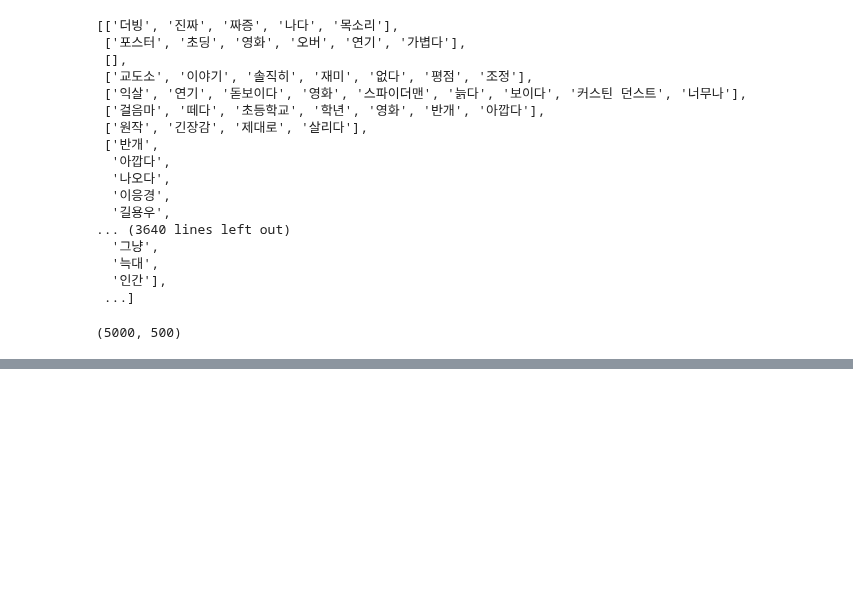
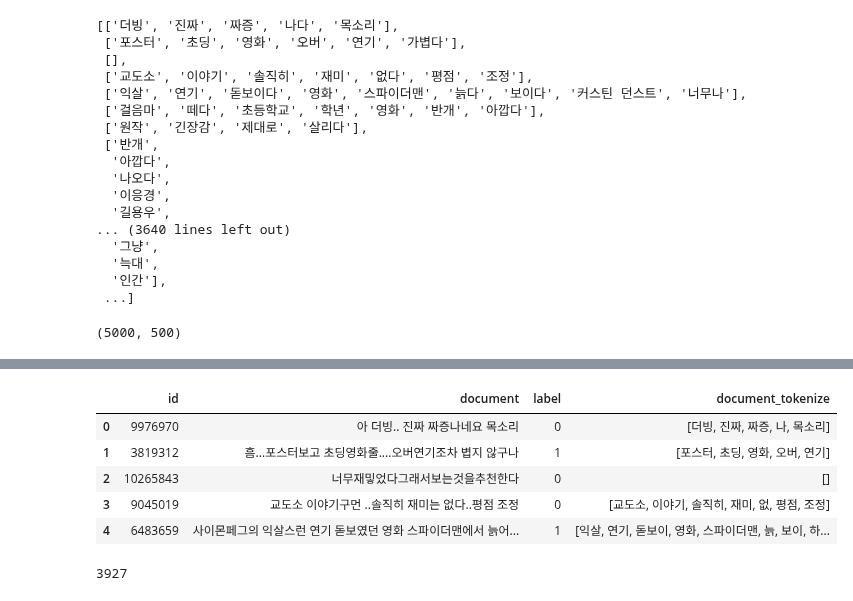
Before and after one commit to JungHyun7/multicam, a Jupyter notebook: 20251104/01_exam.ipynb, the cells around one changed output, grey strips where cells are left out. Saved outputs shown, nothing was run; the diff lists cells and outputs as text; code cells hidden in the pictures; blank space fills up the shorter version.

```diff
--- a/20251104/01_exam.ipynb
+++ b/20251104/01_exam.ipynb
@@ -177,0 +262,24 @@ weighted avg       0.75      0.74      0.74      1000
+# %%
+# 토큰화 함수를 생성
+# 특정 품사들만 선택
+allow_pos = ['NNP', 'NNG', 'VV', 'VA', 'MAG', 'XR']
+# 불용어
+stop_word = ['하다', '되다', '이다', '것', '수','거']
+
+# Komoram 객채를 생성
+komoran  = Komoran()
+
+def tokenize_komoran(text):
+    tokens = []
+    for word, pos in komoran.pos(text):
+        # wrod : 단어
+        # pos : 품사
+        if pos in allow_pos and word not in  stop_word:
+            tokens.append(word)
+    return tokens
+# %%
+df = df.head(5000)
+# %%
+# tokens화 된 리스트를 데이터프레임에 새로운 컬럼에 추가
+tokenize_sentence = [tokenize_komoran(val) for val in df['document'].values]
+tokenize_sentence
@@ -177,0 +304,11 @@ weighted avg       0.75      0.74      0.74      1000
+# %%
+df['document_tokenize'] = tokenize_sentence
+# %%
+df.head()
+# %% [output]
+|  | id | document | label | document_tokenize |
+| 0 | 9976970 | 아 더빙.. 진짜 짜증나네요 목소리 | 0 | [더빙, 진짜, 짜증, 나, 목소리] |
+| 1 | 3819312 | 흠...포스터보고 초딩영화줄....오버연기조차 볍지 않구나 | 1 | [포스터, 초딩, 영화, 오버, 연기] |
+| 2 | 10265843 | 너무재밓었다그래서보는것을추천한다 | 0 | [] |
+| 3 | 9045019 | 교도소 이야기구먼 ..솔직히 재미는 없다..평점 조정 | 0 | [교도소, 이야기, 솔직히, 재미, 없, 평점, 조정] |
+| 4 | 6483659 | 사이몬페그의 익살스런 연기 돋보였던 영화 스파이더맨에서 늙어... | 1 | [익살, 연기, 돋보이, 영화, 스파이더맨, 늙, 보이, 하... |
@@ -177,0 +337,4 @@ weighted avg       0.75      0.74      0.74      1000
+# %%
+len(tagged_train)
+# %% [output]
+3927
```
Also changed, not shown: parts of 30 cells of this notebook.
